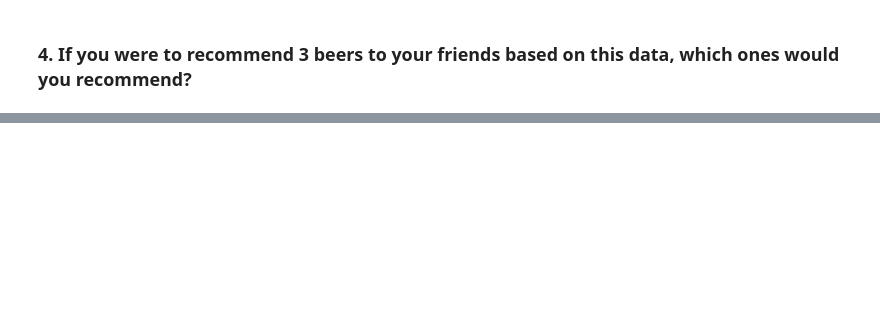
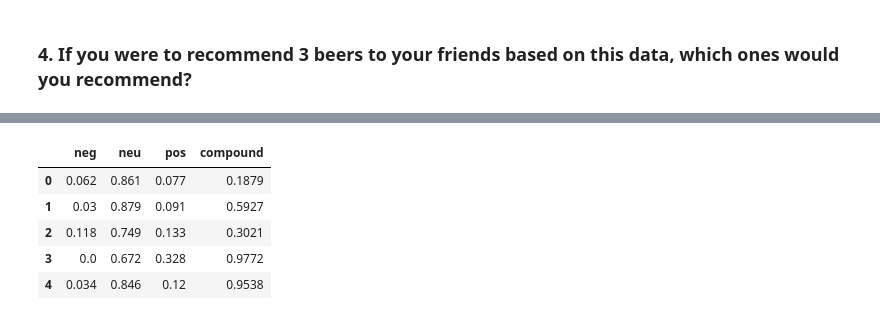
Before and after one commit to INA-95/beer_data_analysis, a Jupyter notebook: beer_data_analysis.ipynb, the cells around one changed output, grey strips where cells are left out. Cells and saved outputs as stored; diff of their text form; code cells hidden in the pictures; blank space fills up the shorter version.

```diff
--- a/beer_data_analysis.ipynb
+++ b/beer_data_analysis.ipynb
@@ -161,0 +301,10 @@ Name: review_overall, Length: 20200, dtype: float64
+# %%
+vaders = pd.DataFrame(res).T
+vaders.head()
+# %% [output]
+|  | neg | neu | pos | compound |
+| 0 | 0.062 | 0.861 | 0.077 | 0.1879 |
+| 1 | 0.03 | 0.879 | 0.091 | 0.5927 |
+| 2 | 0.118 | 0.749 | 0.133 | 0.3021 |
+| 3 | 0.0 | 0.672 | 0.328 | 0.9772 |
+| 4 | 0.034 | 0.846 | 0.12 | 0.9538 |
```
Also changed, not shown: parts of 22 cells of this notebook.
